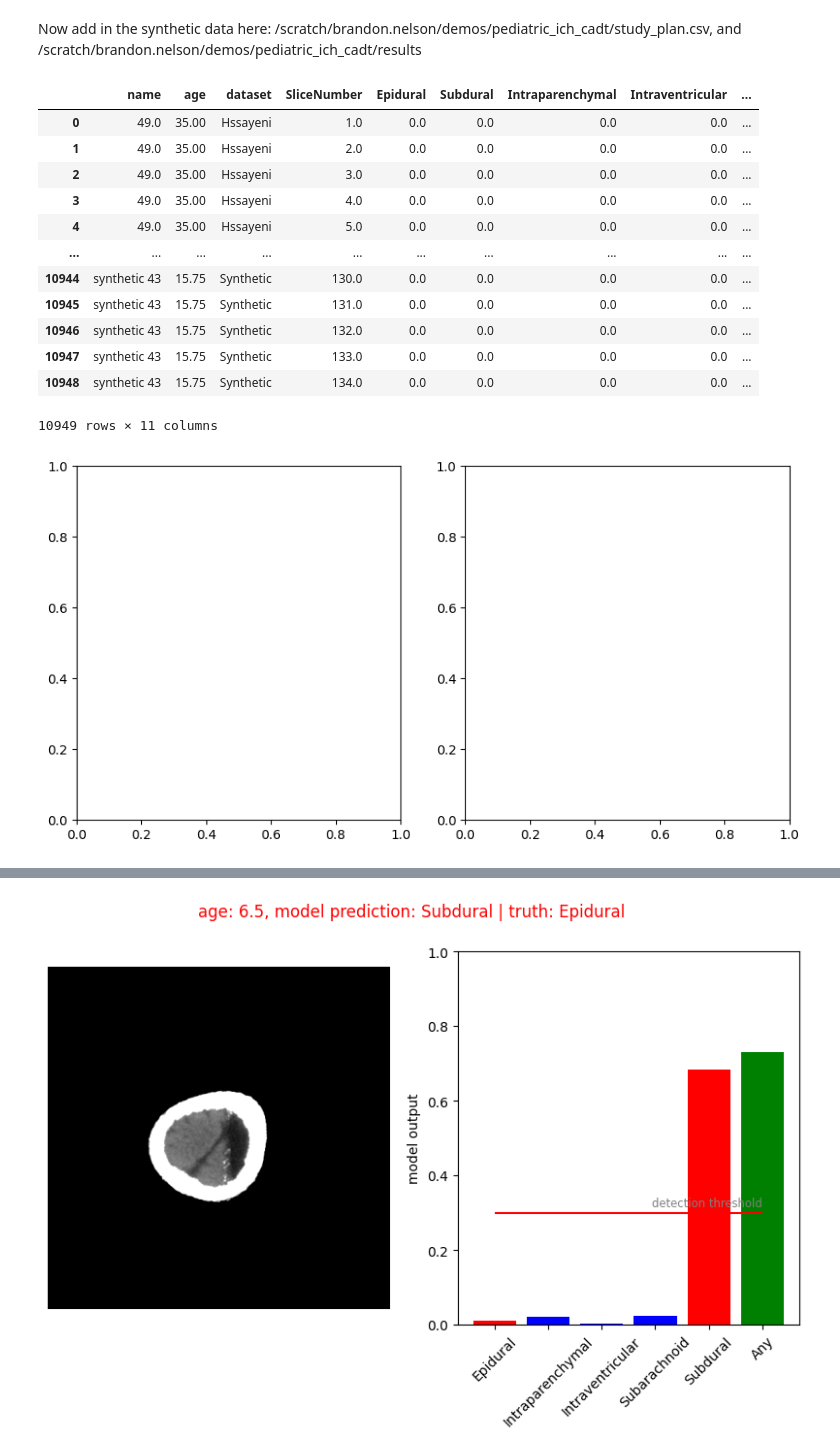
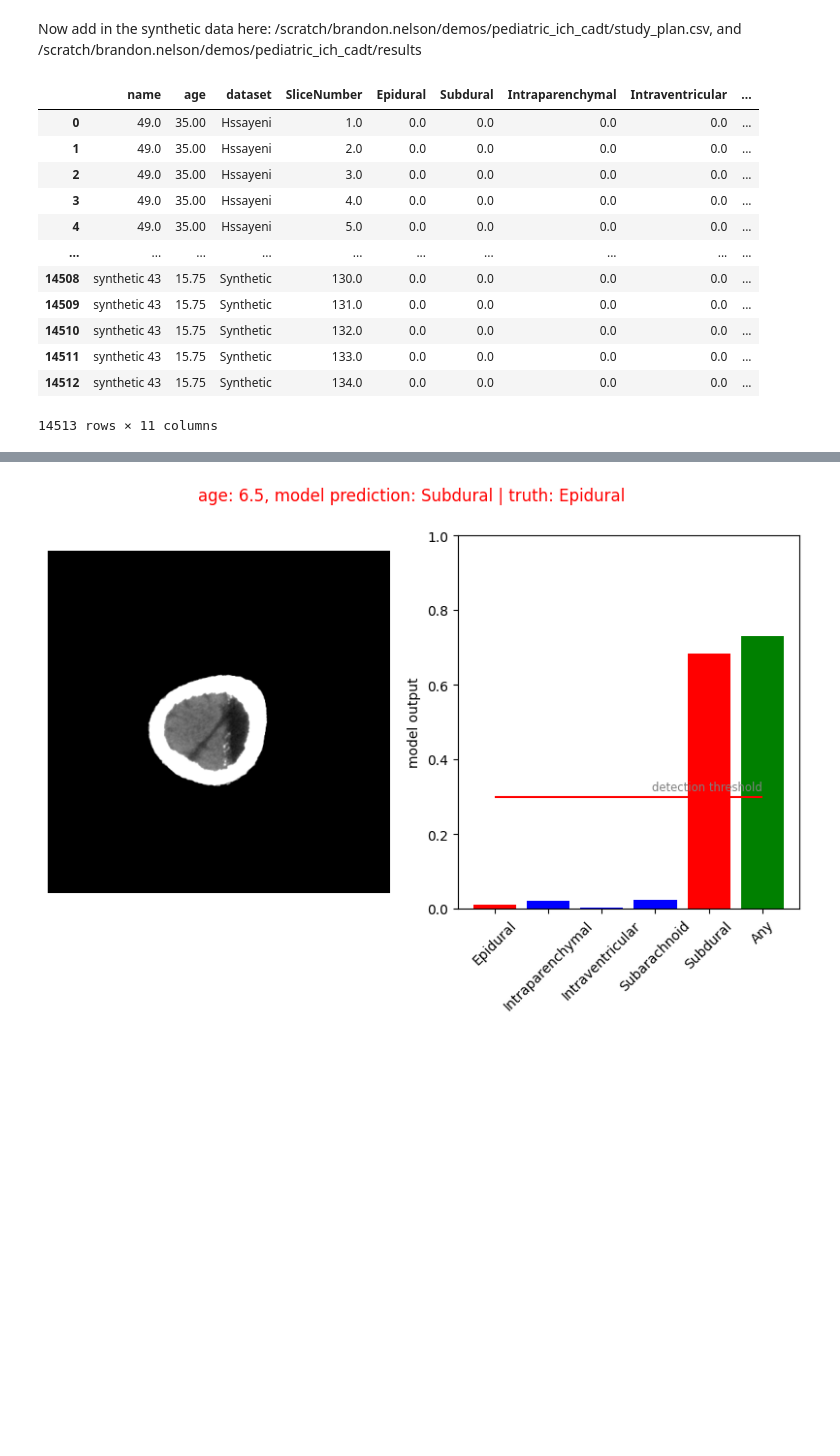
Before and after one commit to brandonjnelsonFDA/Pediatric-AI-Playground, a Jupyter notebook: 01_cadt_inference.ipynb, the cells around one changed output, grey strips where cells are left out. Saved outputs shown, nothing was run; the diff lists cells and outputs as text; code cells hidden in the pictures; blank space fills up the shorter version.

```diff
--- a/01_cadt_inference.ipynb
+++ b/01_cadt_inference.ipynb
@@ -5,29 +5,28 @@ Now add in the synthetic data here: /scratch/brandon.nelson/demos/pediatric_ich_
 # %%
 from pathlib import Path
 import pandas as pd
 import numpy as np
 from gradio_demo import load_datasets
 
 hssayeni_dir = '/projects01/didsr-aiml/brandon.nelson/pedsilicoICH/datasets/Hssayeni/'
-synth_dir = Path('/scratch/brandon.nelson/demos/pediatric_ich_cadt/results')
+synth_dir = Path('/scratch/brandon.nelson/demos/pediatric_ich_cadt/results2')
 
 patients = load_datasets(hssayeni_dir, synth_dir)
 patients
 # %% [output]
 |  | name | age | dataset | SliceNumber | Epidural | Subdural | Intraparenchymal | Intraventricular | ... |
 | 0 | 49.0 | 35.00 | Hssayeni | 1.0 | 0.0 | 0.0 | 0.0 | 0.0 | ... |
 | 1 | 49.0 | 35.00 | Hssayeni | 2.0 | 0.0 | 0.0 | 0.0 | 0.0 | ... |
 | 2 | 49.0 | 35.00 | Hssayeni | 3.0 | 0.0 | 0.0 | 0.0 | 0.0 | ... |
 | 3 | 49.0 | 35.00 | Hssayeni | 4.0 | 0.0 | 0.0 | 0.0 | 0.0 | ... |
 | 4 | 49.0 | 35.00 | Hssayeni | 5.0 | 0.0 | 0.0 | 0.0 | 0.0 | ... |
 | ... | ... | ... | ... | ... | ... | ... | ... | ... | ... |
-| 10944 | synthetic 43 | 15.75 | Synthetic | 130.0 | 0.0 | 0.0 | 0.0 | 0.0 | ... |
-| 10945 | synthetic 43 | 15.75 | Synthetic | 131.0 | 0.0 | 0.0 | 0.0 | 0.0 | ... |
-| 10946 | synthetic 43 | 15.75 | Synthetic | 132.0 | 0.0 | 0.0 | 0.0 | 0.0 | ... |
-| 10947 | synthetic 43 | 15.75 | Synthetic | 133.0 | 0.0 | 0.0 | 0.0 | 0.0 | ... |
-| 10948 | synthetic 43 | 15.75 | Synthetic | 134.0 | 0.0 | 0.0 | 0.0 | 0.0 | ... |
+| 14508 | synthetic 43 | 15.75 | Synthetic | 130.0 | 0.0 | 0.0 | 0.0 | 0.0 | ... |
+| 14509 | synthetic 43 | 15.75 | Synthetic | 131.0 | 0.0 | 0.0 | 0.0 | 0.0 | ... |
+| 14510 | synthetic 43 | 15.75 | Synthetic | 132.0 | 0.0 | 0.0 | 0.0 | 0.0 | ... |
+| 14511 | synthetic 43 | 15.75 | Synthetic | 133.0 | 0.0 | 0.0 | 0.0 | 0.0 | ... |
+| 14512 | synthetic 43 | 15.75 | Synthetic | 134.0 | 0.0 | 0.0 | 0.0 | 0.0 | ... |
-10949 rows × 11 columns
+14513 rows × 11 columns
-[figure, removed]
 # %%
 from gradio_demo import load_synthetic_data
 
```
Also changed, not shown: parts of 6 cells of this notebook, 1 other file.
